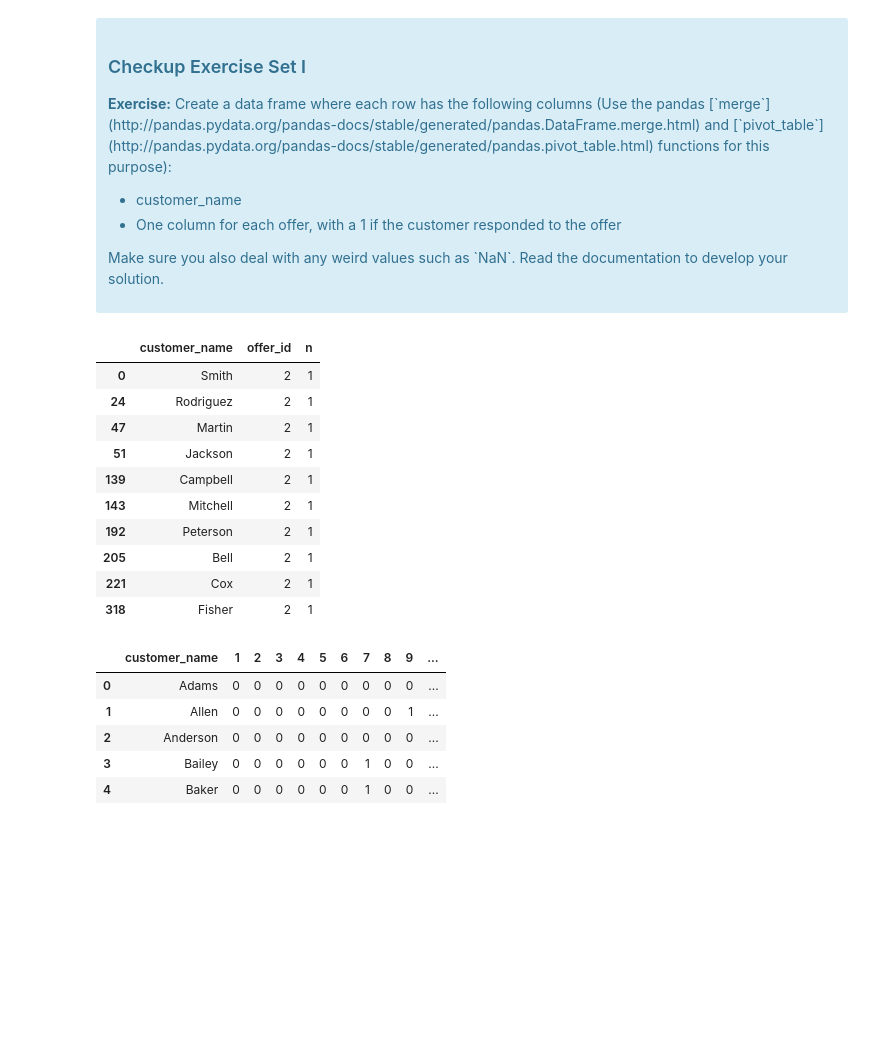
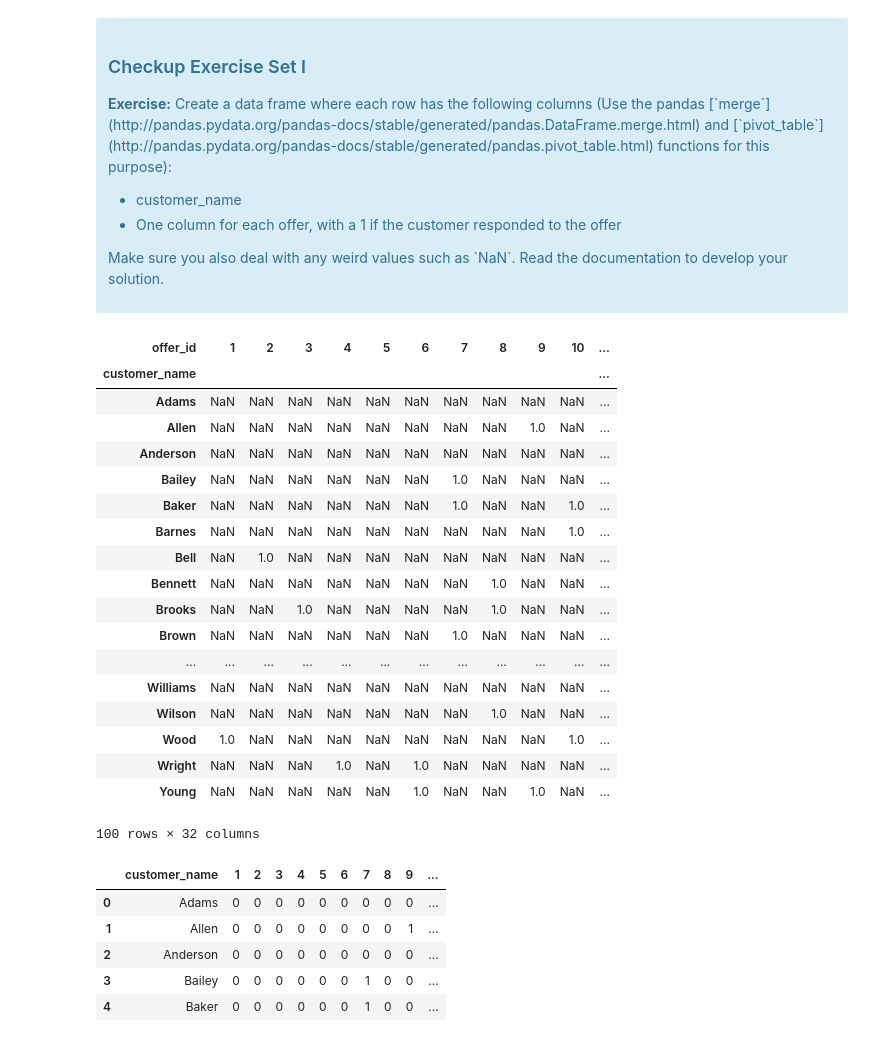
Before and after one commit to coopercunliffe/Springboard, a Jupyter notebook: clustering/Mini_Project_Clustering.ipynb, the cells around one changed output. Saved outputs shown, nothing was run; the diff lists cells and outputs as text; code cells hidden in the pictures; blank space fills up the shorter version.

```diff
--- a/clustering/Mini_Project_Clustering.ipynb
+++ b/clustering/Mini_Project_Clustering.ipynb
@@ -30,7 +25,2 @@ df_offers.head()
 # %% [markdown]
 We see that the first dataset contains information about each offer such as the month it is in effect and several attributes about the wine that the offer refers to: the variety, minimum quantity, discount, country of origin and whether or not it is past peak. The second dataset in the second worksheet contains transactional data -- which offer each customer responded to.
-# %%
-df_transactions = pd.read_excel("./WineKMC.xlsx", sheetname=1)
-df_transactions.columns = ["customer_name", "offer_id"]
-df_transactions['n'] = 1
-df_transactions.head()
@@ -58,20 +41,28 @@ The first thing we need is a way to compare customers. To do this, we're going t
 </ul>
 <p>Make sure you also deal with any weird values such as `NaN`. Read the documentation to develop your solution.</p>
 </div>
-# %%
-df_transactions[df_transactions['offer_id'] == 2]
-# %% [output]
-|  | customer_name | offer_id | n |
-| 0 | Smith | 2 | 1 |
-| 24 | Rodriguez | 2 | 1 |
-| 47 | Martin | 2 | 1 |
-| 51 | Jackson | 2 | 1 |
-| 139 | Campbell | 2 | 1 |
-| 143 | Mitchell | 2 | 1 |
-| 192 | Peterson | 2 | 1 |
-| 205 | Bell | 2 | 1 |
-| 221 | Cox | 2 | 1 |
-| 318 | Fisher | 2 | 1 |
+# %%
+df_transactions.pivot(index='customer_name', columns='offer_id', values='n')
+# %% [output]
+| offer_id | 1 | 2 | 3 | 4 | 5 | 6 | 7 | 8 | 9 | 10 | ... |
+| customer_name |  |  |  |  |  |  |  |  |  |  | ... |
+| Adams | NaN | NaN | NaN | NaN | NaN | NaN | NaN | NaN | NaN | NaN | ... |
+| Allen | NaN | NaN | NaN | NaN | NaN | NaN | NaN | NaN | 1.0 | NaN | ... |
+| Anderson | NaN | NaN | NaN | NaN | NaN | NaN | NaN | NaN | NaN | NaN | ... |
+| Bailey | NaN | NaN | NaN | NaN | NaN | NaN | 1.0 | NaN | NaN | NaN | ... |
+| Baker | NaN | NaN | NaN | NaN | NaN | NaN | 1.0 | NaN | NaN | 1.0 | ... |
+| Barnes | NaN | NaN | NaN | NaN | NaN | NaN | NaN | NaN | NaN | 1.0 | ... |
+| Bell | NaN | 1.0 | NaN | NaN | NaN | NaN | NaN | NaN | NaN | NaN | ... |
+| Bennett | NaN | NaN | NaN | NaN | NaN | NaN | NaN | 1.0 | NaN | NaN | ... |
+| Brooks | NaN | NaN | 1.0 | NaN | NaN | NaN | NaN | 1.0 | NaN | NaN | ... |
+| Brown | NaN | NaN | NaN | NaN | NaN | NaN | 1.0 | NaN | NaN | NaN | ... |
+| ... | ... | ... | ... | ... | ... | ... | ... | ... | ... | ... | ... |
+| Williams | NaN | NaN | NaN | NaN | NaN | NaN | NaN | NaN | NaN | NaN | ... |
+| Wilson | NaN | NaN | NaN | NaN | NaN | NaN | NaN | 1.0 | NaN | NaN | ... |
+| Wood | 1.0 | NaN | NaN | NaN | NaN | NaN | NaN | NaN | NaN | 1.0 | ... |
+| Wright | NaN | NaN | NaN | 1.0 | NaN | 1.0 | NaN | NaN | NaN | NaN | ... |
+| Young | NaN | NaN | NaN | NaN | NaN | 1.0 | NaN | NaN | 1.0 | NaN | ... |
+100 rows × 32 columns
 # %%
 #your turn
 pd.set_option('display.max_columns', 50)
```
Also changed, not shown: parts of 2 cells of this notebook, 4 other files.
